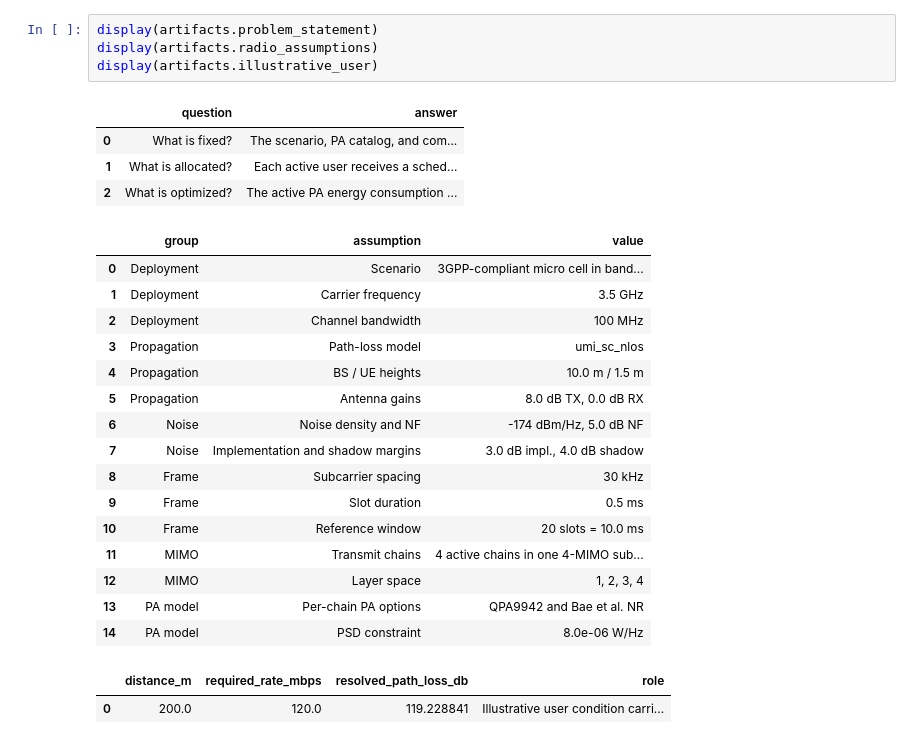
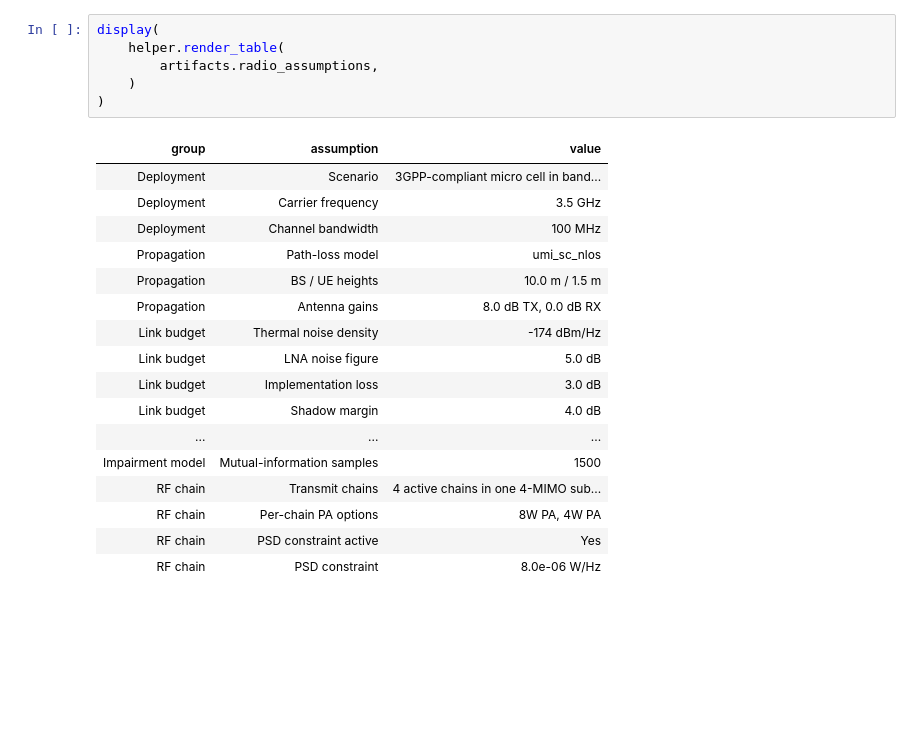
Before and after one commit to henryblu/ran-joint-scheduling-optimization, a Jupyter notebook: notebooks/1. scenario definition and problem framing.ipynb, the cells around one changed output. Cells and saved outputs as stored; diff of their text form; blank space fills up the shorter version.

```diff
--- a/notebooks/1. scenario definition and problem framing.ipynb
+++ b/notebooks/1. scenario definition and problem framing.ipynb
@@ -35,30 +45,27 @@ artifacts = build_scenario_definition_artifacts(
-# %%
-display(artifacts.problem_statement)
-display(artifacts.radio_assumptions)
-display(artifacts.illustrative_user)
-# %% [output]
-|  | question | answer |
-| 0 | What is fixed? | The scenario, PA catalog, and com... |
-| 1 | What is allocated? | Each active user receives a sched... |
-| 2 | What is optimized? | The active PA energy consumption ... |
-|  | group | assumption | value |
-| 0 | Deployment | Scenario | 3GPP-compliant micro cell in band... |
-| 1 | Deployment | Carrier frequency | 3.5 GHz |
-| 2 | Deployment | Channel bandwidth | 100 MHz |
-| 3 | Propagation | Path-loss model | umi_sc_nlos |
-| 4 | Propagation | BS / UE heights | 10.0 m / 1.5 m |
-| 5 | Propagation | Antenna gains | 8.0 dB TX, 0.0 dB RX |
-| 6 | Noise | Noise density and NF | -174 dBm/Hz, 5.0 dB NF |
-| 7 | Noise | Implementation and shadow margins | 3.0 dB impl., 4.0 dB shadow |
-| 8 | Frame | Subcarrier spacing | 30 kHz |
-| 9 | Frame | Slot duration | 0.5 ms |
-| 10 | Frame | Reference window | 20 slots = 10.0 ms |
-| 11 | MIMO | Transmit chains | 4 active chains in one 4-MIMO sub... |
-| 12 | MIMO | Layer space | 1, 2, 3, 4 |
-| 13 | PA model | Per-chain PA options | QPA9942 and Bae et al. NR |
-| 14 | PA model | PSD constraint | 8.0e-06 W/Hz |
-|  | distance_m | required_rate_mbps | resolved_path_loss_db | role |
-| 0 | 200.0 | 120.0 | 119.228841 | Illustrative user condition carri... |
+# %%
+display(
+    helper.render_table(
+        artifacts.radio_assumptions,
+    )
+)
+# %% [output]
+| group | assumption | value |
+| Deployment | Scenario | 3GPP-compliant micro cell in band... |
+| Deployment | Carrier frequency | 3.5 GHz |
+| Deployment | Channel bandwidth | 100 MHz |
+| Propagation | Path-loss model | umi_sc_nlos |
+| Propagation | BS / UE heights | 10.0 m / 1.5 m |
+| Propagation | Antenna gains | 8.0 dB TX, 0.0 dB RX |
+| Link budget | Thermal noise density | -174 dBm/Hz |
+| Link budget | LNA noise figure | 5.0 dB |
+| Link budget | Implementation loss | 3.0 dB |
+| Link budget | Shadow margin | 4.0 dB |
+| ... | ... | ... |
+| Impairment model | Mutual-information samples | 1500 |
+| RF chain | Transmit chains | 4 active chains in one 4-MIMO sub... |
+| RF chain | Per-chain PA options | 8W PA, 4W PA |
+| RF chain | PSD constraint active | Yes |
+| RF chain | PSD constraint | 8.0e-06 W/Hz |
 # %% [markdown]
 ## 2. Hardware options and compliant resource space
 
```
Also changed, not shown: parts of 10 cells of this notebook, 12 other files.
